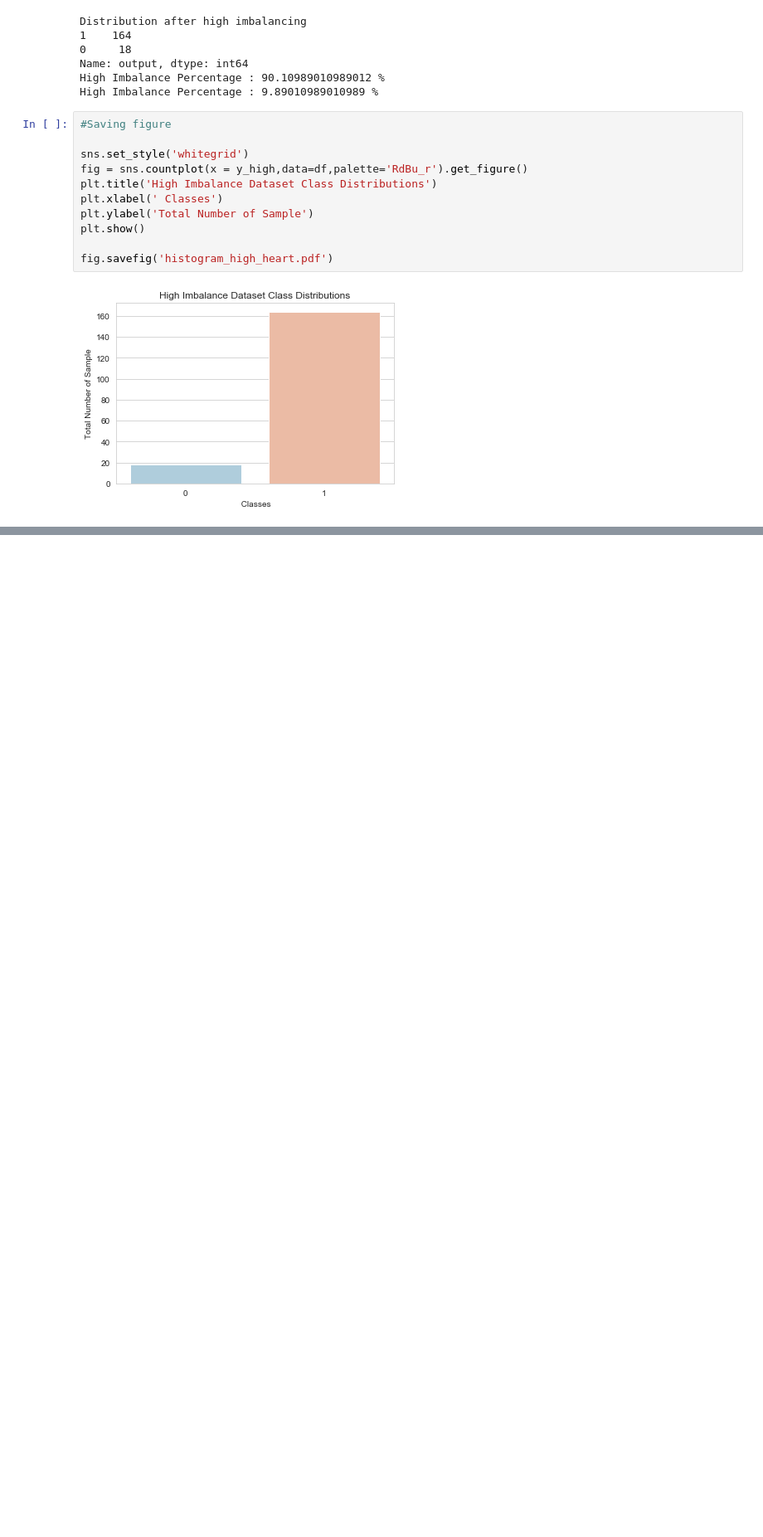
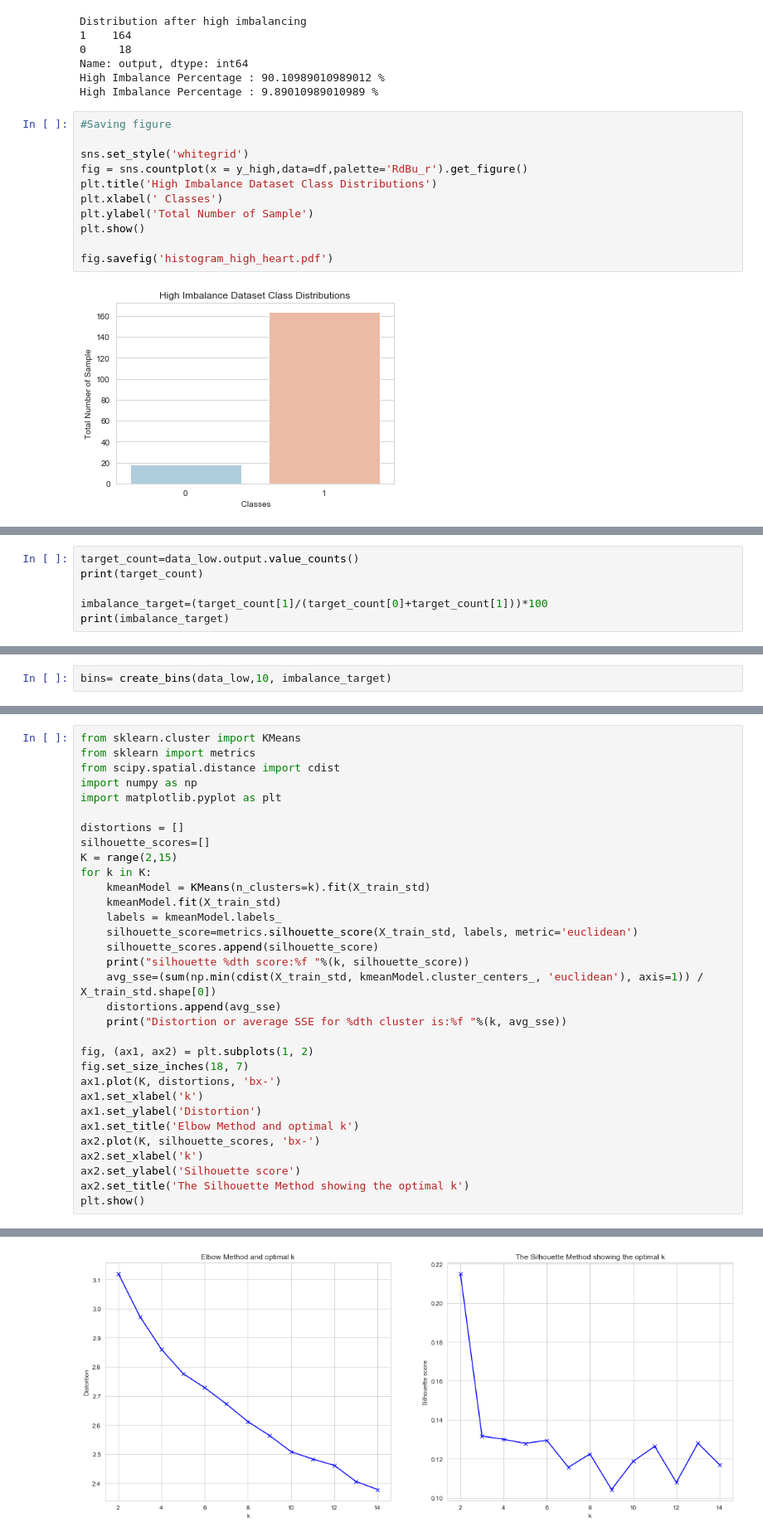
Before and after one commit to winsid07/CE888-, a Jupyter notebook: Code/Heart_Attack_Classification.ipynb, the cells around one changed output, grey strips where cells are left out. Shown at 83% size. Saved outputs shown, nothing was run; the diff lists cells and outputs as text; blank space fills up the shorter version.

```diff
--- a/Code/Heart_Attack_Classification.ipynb
+++ b/Code/Heart_Attack_Classification.ipynb
@@ -308,0 +379,6 @@ fig.savefig('histogram_high_heart.pdf')
+# %%
+target_count=data_low.output.value_counts()
+print(target_count)
+
+imbalance_target=(target_count[1]/(target_count[0]+target_count[1]))*100
+print(imbalance_target)
@@ -308,0 +420,2 @@ fig.savefig('histogram_high_heart.pdf')
+# %%
+bins= create_bins(data_low,10, imbalance_target)
@@ -308,0 +461,33 @@ fig.savefig('histogram_high_heart.pdf')
+# %%
+from sklearn.cluster import KMeans
+from sklearn import metrics
+from scipy.spatial.distance import cdist
+import numpy as np
+import matplotlib.pyplot as plt
+
+distortions = []
+silhouette_scores=[]
+K = range(2,15)
+for k in K:
+    kmeanModel = KMeans(n_clusters=k).fit(X_train_std)
+    kmeanModel.fit(X_train_std)
+    labels = kmeanModel.labels_
+    silhouette_score=metrics.silhouette_score(X_train_std, labels, metric='euclidean')
+    silhouette_scores.append(silhouette_score)
+    print("silhouette %dth score:%f "%(k, silhouette_score))
+    avg_sse=(sum(np.min(cdist(X_train_std, kmeanModel.cluster_centers_, 'euclidean'), axis=1)) / X_train_std.shape[0])
+    distortions.append(avg_sse)
+    print("Distortion or average SSE for %dth cluster is:%f "%(k, avg_sse))
+
+fig, (ax1, ax2) = plt.subplots(1, 2)
+fig.set_size_inches(18, 7)
+ax1.plot(K, distortions, 'bx-')
+ax1.set_xlabel('k')
+ax1.set_ylabel('Distortion')
+ax1.set_title('Elbow Method and optimal k')
+ax2.plot(K, silhouette_scores, 'bx-')
+ax2.set_xlabel('k')
+ax2.set_ylabel('Silhouette score')
+ax2.set_title('The Silhouette Method showing the optimal k')
+plt.show()
+# %% [output]
@@ -308,0 +511 @@ fig.savefig('histogram_high_heart.pdf')
+[figure, added]
```
Also changed, not shown: parts of 58 cells of this notebook.
